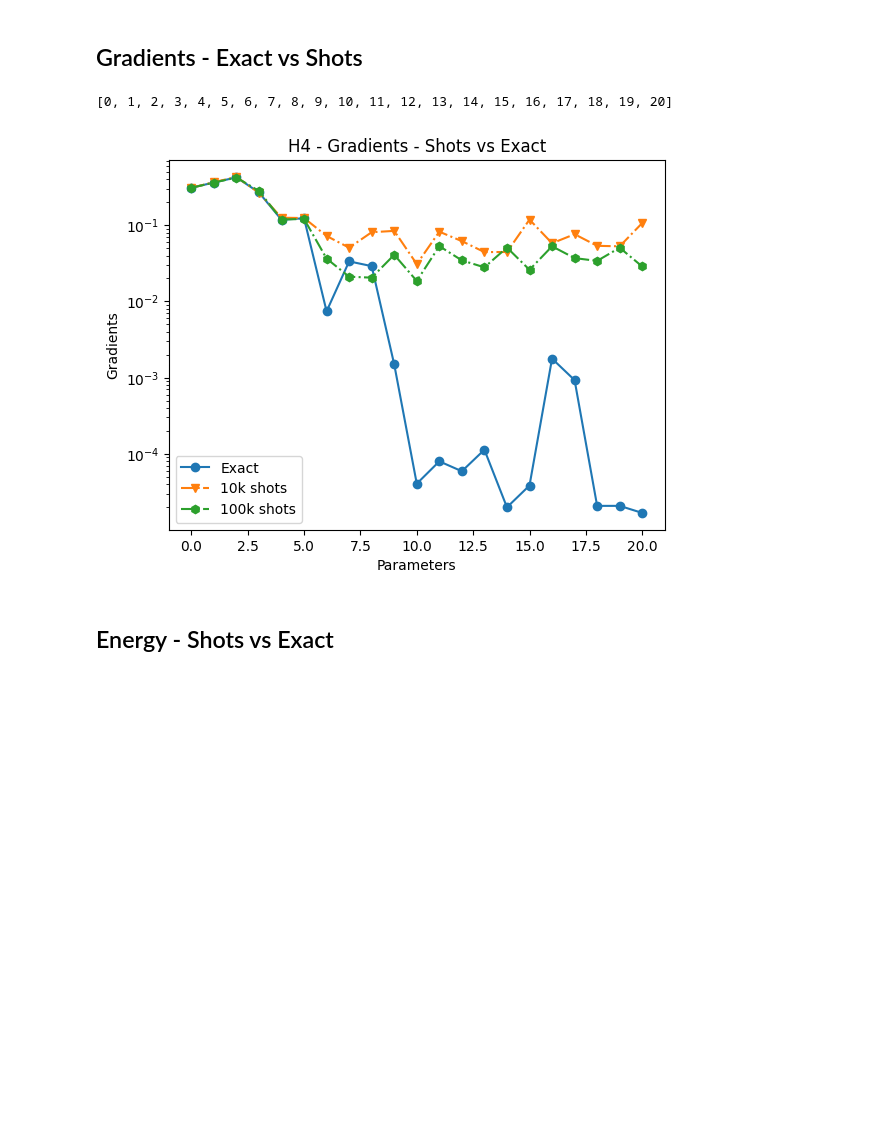
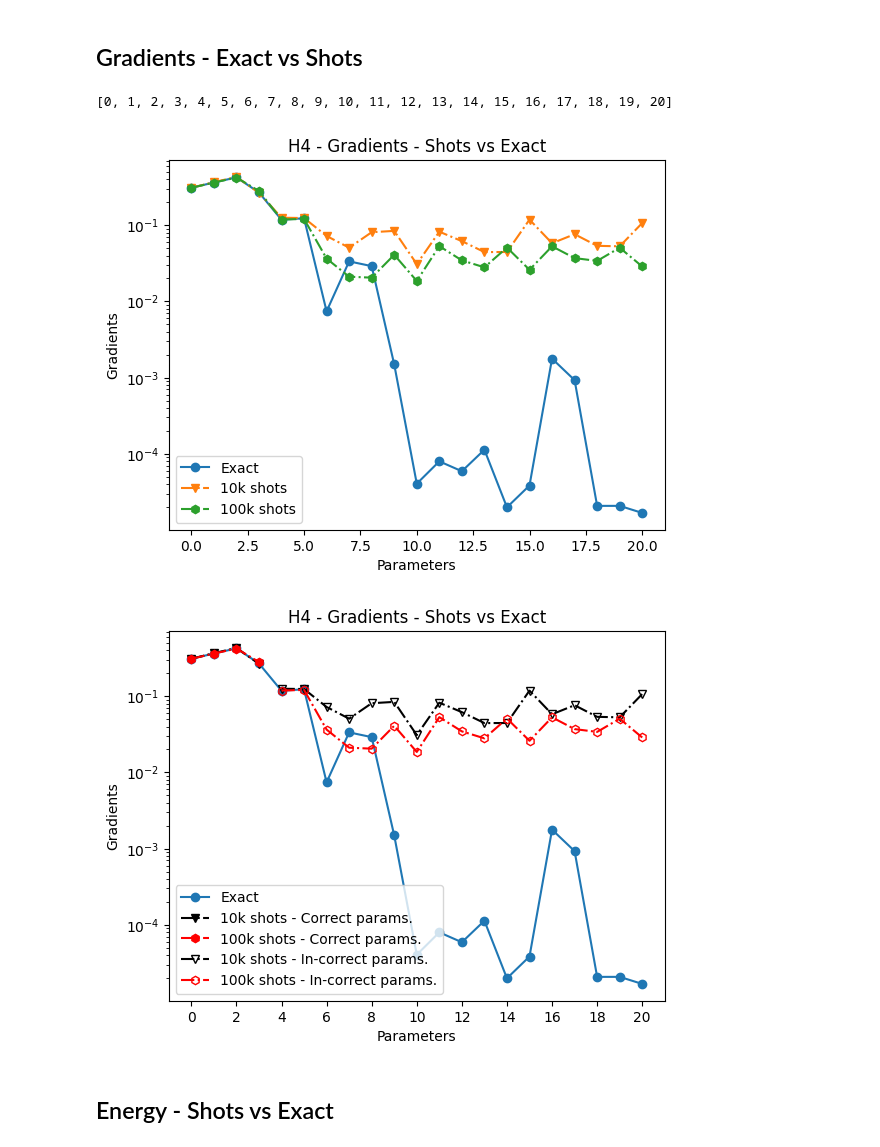
Before and after one commit to srivathsanps-quantum/QC-chemistry, a Jupyter notebook: AdaptVQEcode.ipynb, the cells around one changed output. Cells and saved outputs as stored; diff of their text form; code cells hidden in the pictures; blank space fills up the shorter version.

```diff
--- a/AdaptVQEcode.ipynb
+++ b/AdaptVQEcode.ipynb
@@ -432,33 +432,48 @@ for k in range(21):
 print(params)
 
 G_Exact = np.array([0.3100451588582116 , 0.36333417728273754, 0.4247574417703076, 0.2689421354231678, 0.11800197933700611, 0.12345368822802208,
               0.007420281812857612, 0.03354563739855884 , 0.029061752158627868, 0.0014907673809587962, 4.058027986704677e-05, 7.976896690634755e-05,
                5.913441683514514e-05, 0.00011328401551519846, 1.989246929409716e-05, 3.843530082175278e-05,  0.0017755760879906296, 0.0009282356568736209,
                  2.0769533991756538e-05, 2.0776790979757515e-05,1.678514206528755e-05])
 
 G_100k = np.array([0.31012233368556263, 0.36278153764485294, 0.4224954854006534 , 0.28153706300448905, 0.11874528439791214, 0.12091574177009903,
                   0.036496747329089814, 0.021113196148753528, 0.020510792058557496, 0.04093571514178557, 0.01856540574468836, 0.053177591263377365,
                   0.03457620605522451, 0.02801950135618726, 0.050944905880169374, 0.02601220513310512 , 0.05287811195945368, 0.03704241195091213,
                   0.03403801969187872, 0.0506735825987322, 0.028745987022101658])  #Powell - 100k shots - 0th iteration
 
 G_10k = np.array([0.3099162431306309, 0.36686751091589886 , 0.4303872599459001, 0.26664492219594843,0.12542908670332384, 0.1243034054423584,
                   0.07227267823768933, 0.050733283680761736, 0.08093960390932564, 0.08428620993570457, 0.030903952492093528, 0.0822684282601312,
                   0.061834972747899175, 0.04443504550103138, 0.04451098756987766, 0.11852872186034469, 0.05802126112805322, 0.07620382263558934,
                   0.05366141510645424, 0.052880135251468355,  0.106829094059067]) #Powell - 10k shots - 0th iteration
 
 import matplotlib.pyplot as plt
 plt.plot(params, G_Exact, '-o', label = 'Exact')
 plt.plot(params, G_10k, '-.v', label = '10k shots')
 plt.plot(params, G_100k, '-.h', label = '100k shots')
 plt.legend()
 plt.yscale('log')
+
 plt.xlabel('Parameters')
 plt.title('H4 - Gradients - Shots vs Exact')
 plt.ylabel('Gradients')
 plt.show()
+
+plt.plot(params, G_Exact, '-o', label = 'Exact')
+plt.plot(params[:4], G_10k[:4],  '-.v', color='k', label='10k shots - Correct params.')
+plt.plot(params[:4], G_100k[:4],  '-.h', color='r', label='100k shots - Correct params.')
+plt.plot(params[4:], G_10k[4:],  '-.v', color='k', markerfacecolor='none',label='10k shots - In-correct params.')
+plt.plot(params[4:], G_100k[4:],  '-.h', color='r', markerfacecolor='none', label='100k shots - In-correct params.')
+plt.legend()
+plt.yscale('log')
+plt.xticks(np.arange(0, 22, 2))
+plt.xlabel('Parameters')
+plt.title('H4 - Gradients - Shots vs Exact')
+plt.ylabel('Gradients')
+plt.show()
 # %% [output]
 [0, 1, 2, 3, 4, 5, 6, 7, 8, 9, 10, 11, 12, 13, 14, 15, 16, 17, 18, 19, 20]
 [figure]
+[figure, added]
 # %% [markdown]
 ## Energy - Shots vs Exact
 # %%
```
Also changed, not shown: parts of 2 cells of this notebook.
